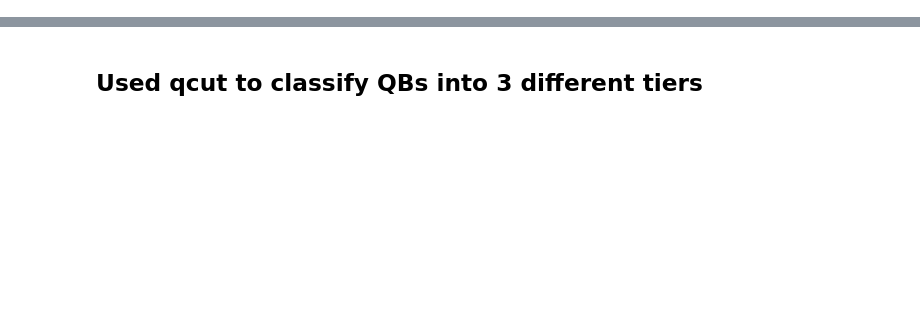
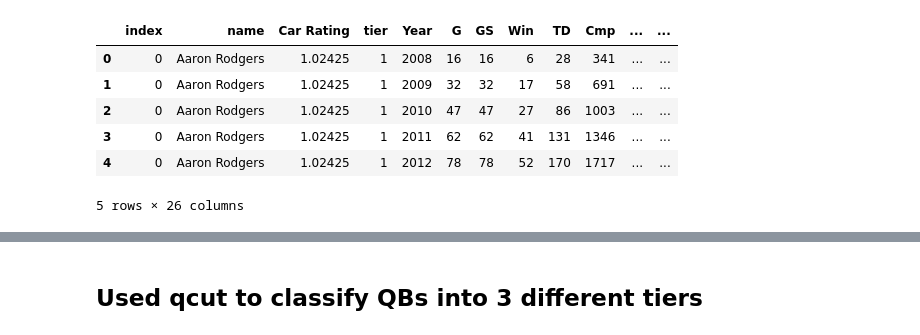
Before and after one commit to brokengrappler/QB_TD_Metis_project, a Jupyter notebook: jpnb/QB_TD_Regression.ipynb, the cells around one changed output, grey strips where cells are left out. Saved outputs shown, nothing was run; the diff lists cells and outputs as text; code cells hidden in the pictures; blank space fills up the shorter version.

```diff
--- a/jpnb/QB_TD_Regression.ipynb
+++ b/jpnb/QB_TD_Regression.ipynb
@@ -25,3 +69,13 @@ car_avg_df['YTD_Rating'] = car_avg_df.apply(calc_passer_rating, axis=1)
+# %%
+data_stats.head()
+# %% [output]
+|  | index | name | Car Rating | tier | Year | G | GS | Win | TD | Cmp | ... | ... |
+| 0 | 0 | Aaron Rodgers | 1.02425 | 1 | 2008 | 16 | 16 | 6 | 28 | 341 | ... | ... |
+| 1 | 0 | Aaron Rodgers | 1.02425 | 1 | 2009 | 32 | 32 | 17 | 58 | 691 | ... | ... |
+| 2 | 0 | Aaron Rodgers | 1.02425 | 1 | 2010 | 47 | 47 | 27 | 86 | 1003 | ... | ... |
+| 3 | 0 | Aaron Rodgers | 1.02425 | 1 | 2011 | 62 | 62 | 41 | 131 | 1346 | ... | ... |
+| 4 | 0 | Aaron Rodgers | 1.02425 | 1 | 2012 | 78 | 78 | 52 | 170 | 1717 | ... | ... |
+5 rows × 26 columns
 # %%
 car_avg_df['TD%'] = car_avg_df.apply(lambda x: x['TD'] / x['Att'], axis=1)
 # %%
```
Also changed, not shown: parts of 75 cells of this notebook, 13 other files.
